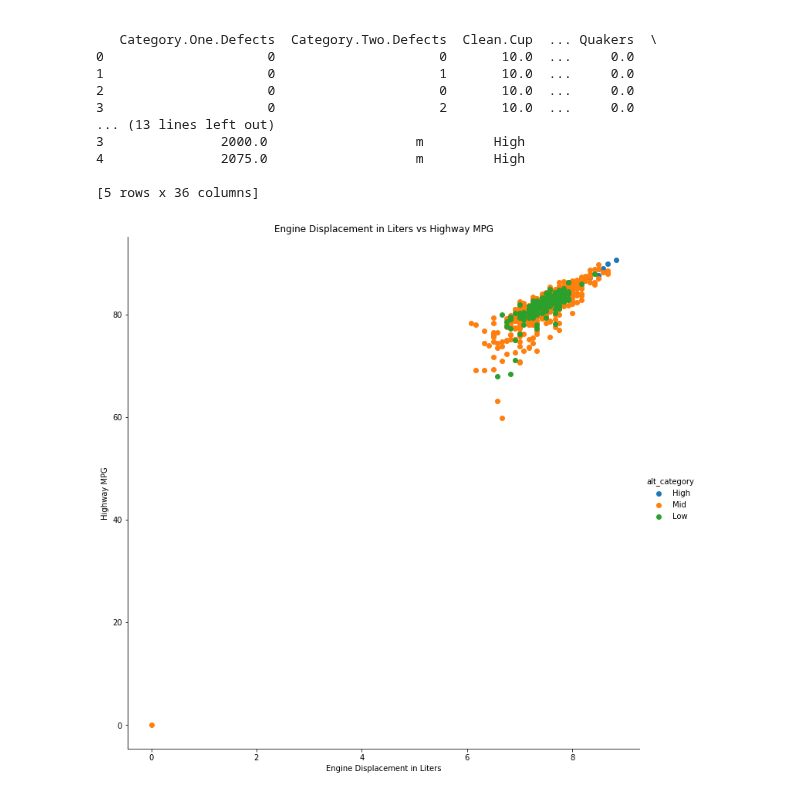
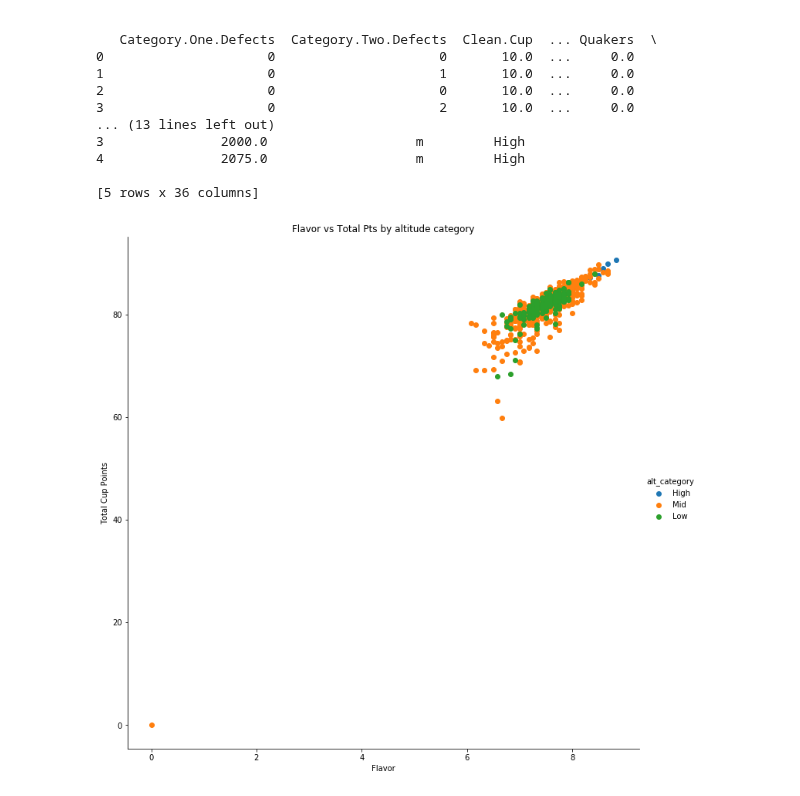
Before and after one commit to Landcruiser87/Cadc_7331_Project, a Jupyter notebook: analysis/coffeeandy.ipynb, the cells around one changed output. Cells and saved outputs as stored; diff of their text form; code cells hidden in the pictures.

```diff
--- a/analysis/coffeeandy.ipynb
+++ b/analysis/coffeeandy.ipynb
@@ -163,9 +164,12 @@ conv_dict = {'Species': str,
                 'Variety': str
                 }
 df_comb = df_comb.astype(conv_dict)
+
 #Outlier Removal altitude
+df_comb = df_comb.replace({'altitude_mean_meters': {1: df_comb['altitude_mean_meters'].mean()}})
 df_comb.loc[[896,1040,1144,543],'altitude_mean_meters'] = np.nan
 df_comb['altitude_mean_meters'].fillna((df_comb['altitude_mean_meters'].mean()),inplace=True)
+
 #nan removal from country
 df_comb = df_comb.drop(df_comb.index[1197])
 # %% [markdown]
@@ -343,12 +347,12 @@ print(df_comb.head(5))
 # %%
 fuck = (sns
  .FacetGrid(df_comb, hue='alt_category', size=10)
  .map(plt.scatter, 'Flavor', 'Total.Cup.Points')
  .add_legend()
  .set(
-    title='Engine Displacement in Liters vs Highway MPG',
-    xlabel='Engine Displacement in Liters',
-    ylabel='Highway MPG'
+    title='Flavor vs Total Pts by altitude category',
+    xlabel='Flavor',
+    ylabel='Total Cup Points'
 ))
 # %% [output]
-[figure, old version]
+[figure, new version]
```
Also changed, not shown: parts of 3 cells of this notebook.
